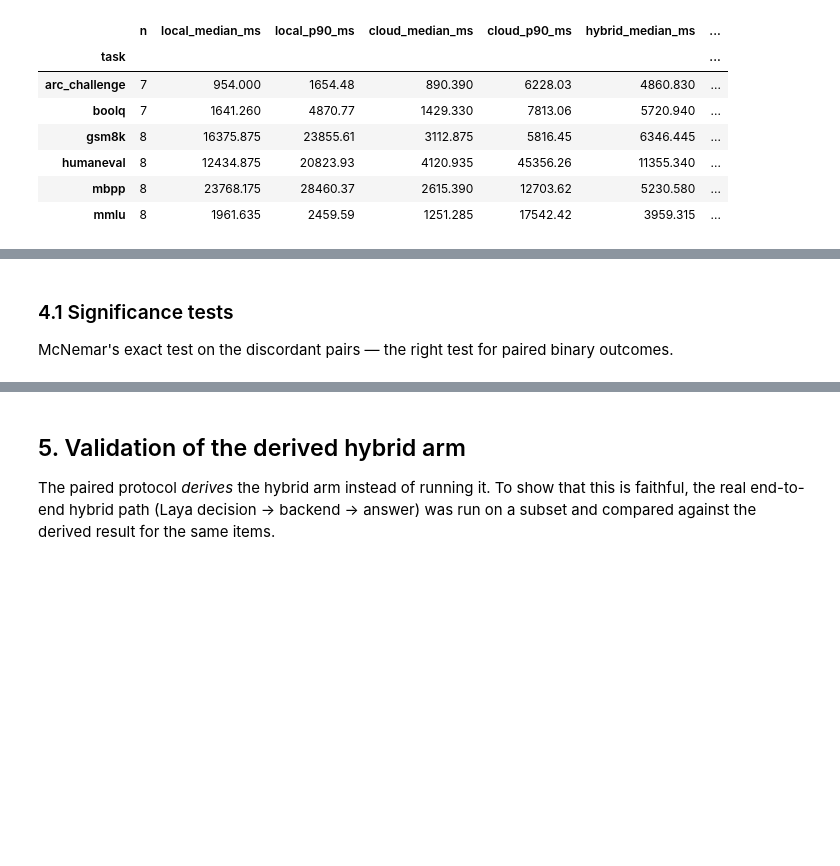
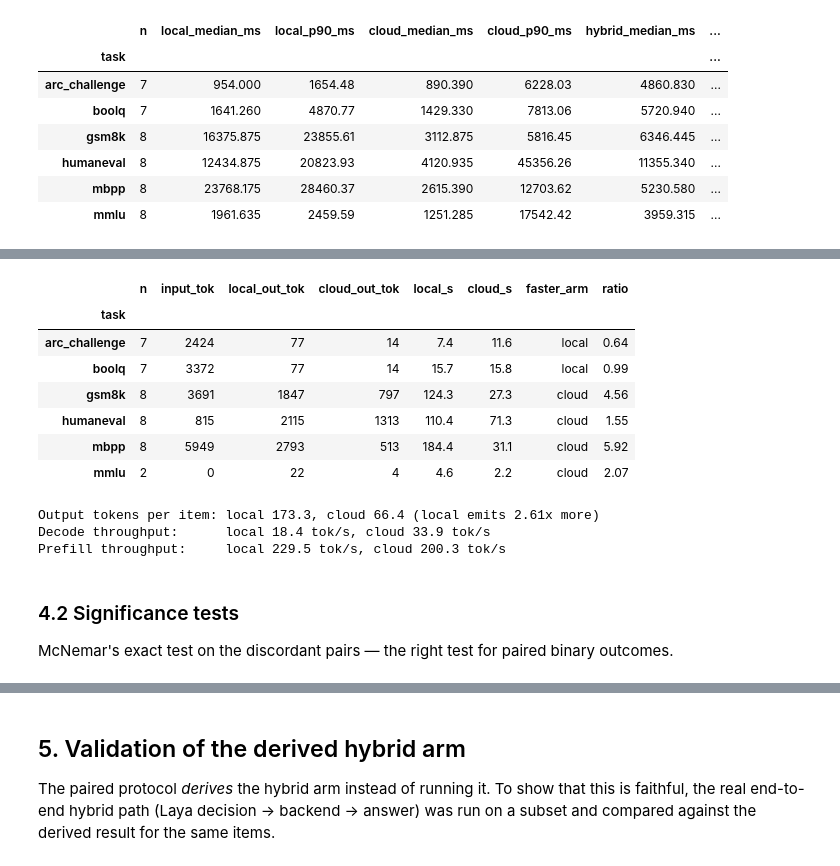
Before and after one commit to Tejas1Koli/CN-Proj, a Jupyter notebook: benchmark.executed.ipynb, the cells around one changed output, grey strips where cells are left out. Cells and saved outputs as stored; diff of their text form; code cells hidden in the pictures; blank space fills up the shorter version.

```diff
--- a/benchmark.executed.ipynb
+++ b/benchmark.executed.ipynb
@@ -542,7 +536,8 @@ for task, cell in summary["per_task"].items():
     row["decision_median_ms"] = cell["latency_ms"]["decision"]["median"]
     row["local_tok/s"] = cell["tok_per_s"]["local"]["median"]
     row["cloud_tok/s"] = cell["tok_per_s"]["cloud"]["median"]
-    row["cloud_cost_usd"] = cell["total_cost_usd"]
+    row["local_txt_tok"] = cell.get("local_text_tokens_total", 0)
+    row["cloud_txt_tok"] = cell.get("cloud_text_tokens_total", 0)
     rows.append(row)
 hardware_df = pd.DataFrame(rows)
 if len(hardware_df):
@@ -585,5 +674,62 @@ Routing split:
+# %%
+# Per task: where does each arm win?
+per_task_tokens = []
+for task_name in sorted({r["task"] for r in paired_rows}):
+    rows = [r for r in paired_rows if r["task"] == task_name]
+    ls = _arm_stats("local", rows)
+    cs = _arm_stats("cloud", rows)
+    per_task_tokens.append(
+        {
+            "task": task_name,
+            "n": len(rows),
+            "input_tok": ls["input"],
+            "local_out_tok": ls["output"],
+            "cloud_out_tok": cs["output"],
+            "local_s": round(ls["total_s"], 1),
+            "cloud_s": round(cs["total_s"], 1),
+            "faster_arm": "local" if ls["total_s"] < cs["total_s"] else "cloud",
+            "ratio": round(ls["total_s"] / max(1e-9, cs["total_s"]), 2),
+        }
+    )
+per_task_df = pd.DataFrame(per_task_tokens).set_index("task")
+display(per_task_df)
+
+print(
+    "\nOutput tokens per item: local %.1f, cloud %.1f (local emits %.2fx more)"
+    % (
+        local_arm["output"] / len(paired_rows),
+        cloud_arm["output"] / len(paired_rows),
+        local_arm["output"] / max(1, cloud_arm["output"]),
+    )
+)
+print(
+    "Decode throughput:      local %.1f tok/s, cloud %.1f tok/s"
+    % (
+        local_arm["output"] / max(1e-9, local_arm["decode_s"]),
+        cloud_arm["output"] / max(1e-9, cloud_arm["decode_s"]),
+    )
+)
+print(
+    "Prefill throughput:     local %.1f tok/s, cloud %.1f tok/s"
+    % (
+        local_arm["input"] / max(1e-9, local_arm["prefill_s"]),
+        cloud_arm["input"] / max(1e-9, cloud_arm["prefill_s"]),
+    )
+)
+# %% [output]
+|  | n | input_tok | local_out_tok | cloud_out_tok | local_s | cloud_s | faster_arm | ratio |
+| task |  |  |  |  |  |  |  |  |
+| arc_challenge | 7 | 2424 | 77 | 14 | 7.4 | 11.6 | local | 0.64 |
+| boolq | 7 | 3372 | 77 | 14 | 15.7 | 15.8 | local | 0.99 |
+| gsm8k | 8 | 3691 | 1847 | 797 | 124.3 | 27.3 | cloud | 4.56 |
+| humaneval | 8 | 815 | 2115 | 1313 | 110.4 | 71.3 | cloud | 1.55 |
+| mbpp | 8 | 5949 | 2793 | 513 | 184.4 | 31.1 | cloud | 5.92 |
+| mmlu | 2 | 0 | 22 | 4 | 4.6 | 2.2 | cloud | 2.07 |
+Output tokens per item: local 173.3, cloud 66.4 (local emits 2.61x more)
+Decode throughput:      local 18.4 tok/s, cloud 33.9 tok/s
+Prefill throughput:     local 229.5 tok/s, cloud 200.3 tok/s
 # %% [markdown]
-### 4.1 Significance tests
+### 4.2 Significance tests
 
 McNemar's exact test on the discordant pairs — the right test for paired
 binary outcomes.
```
Also changed, not shown: parts of 12 cells of this notebook, 17 other files.
